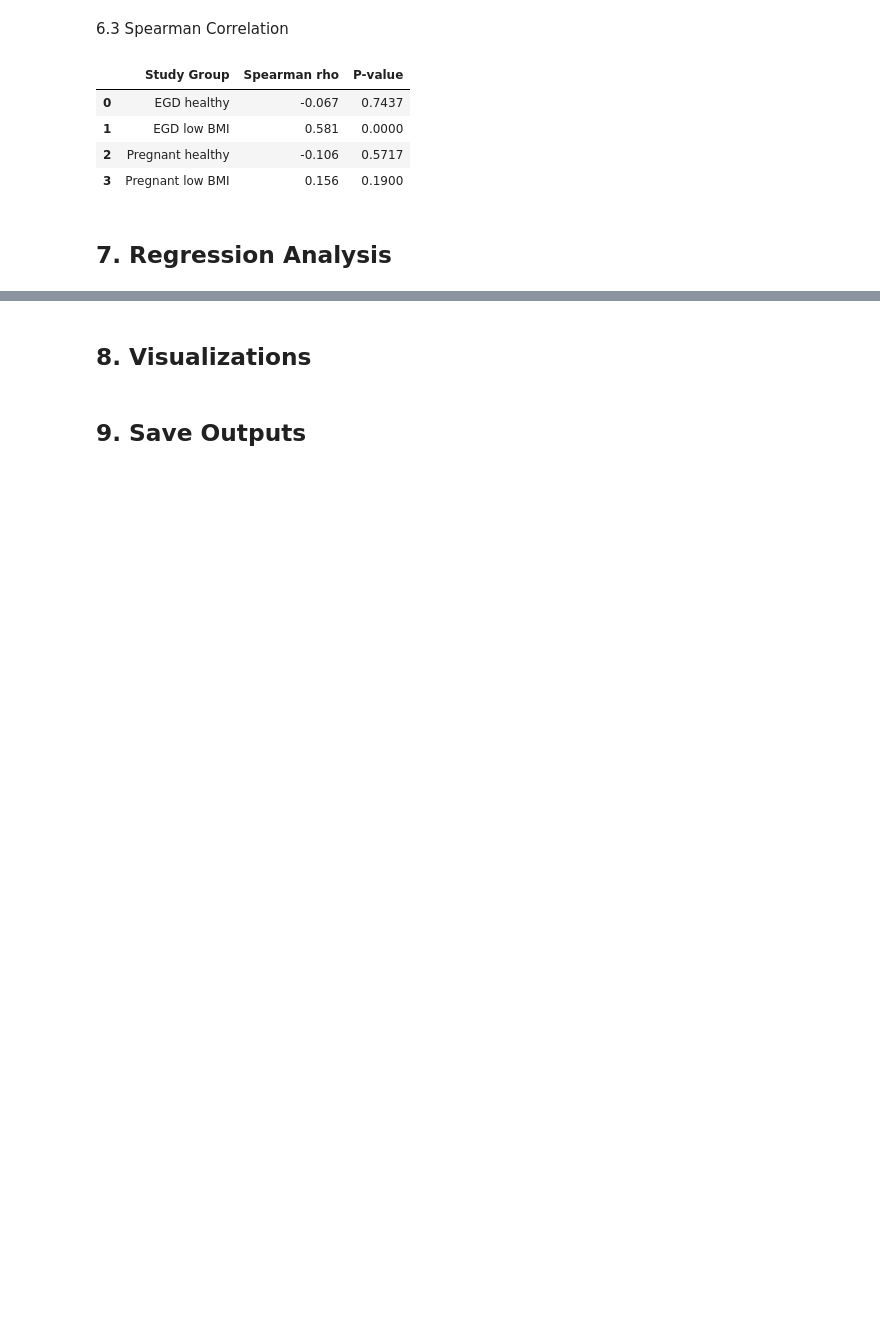
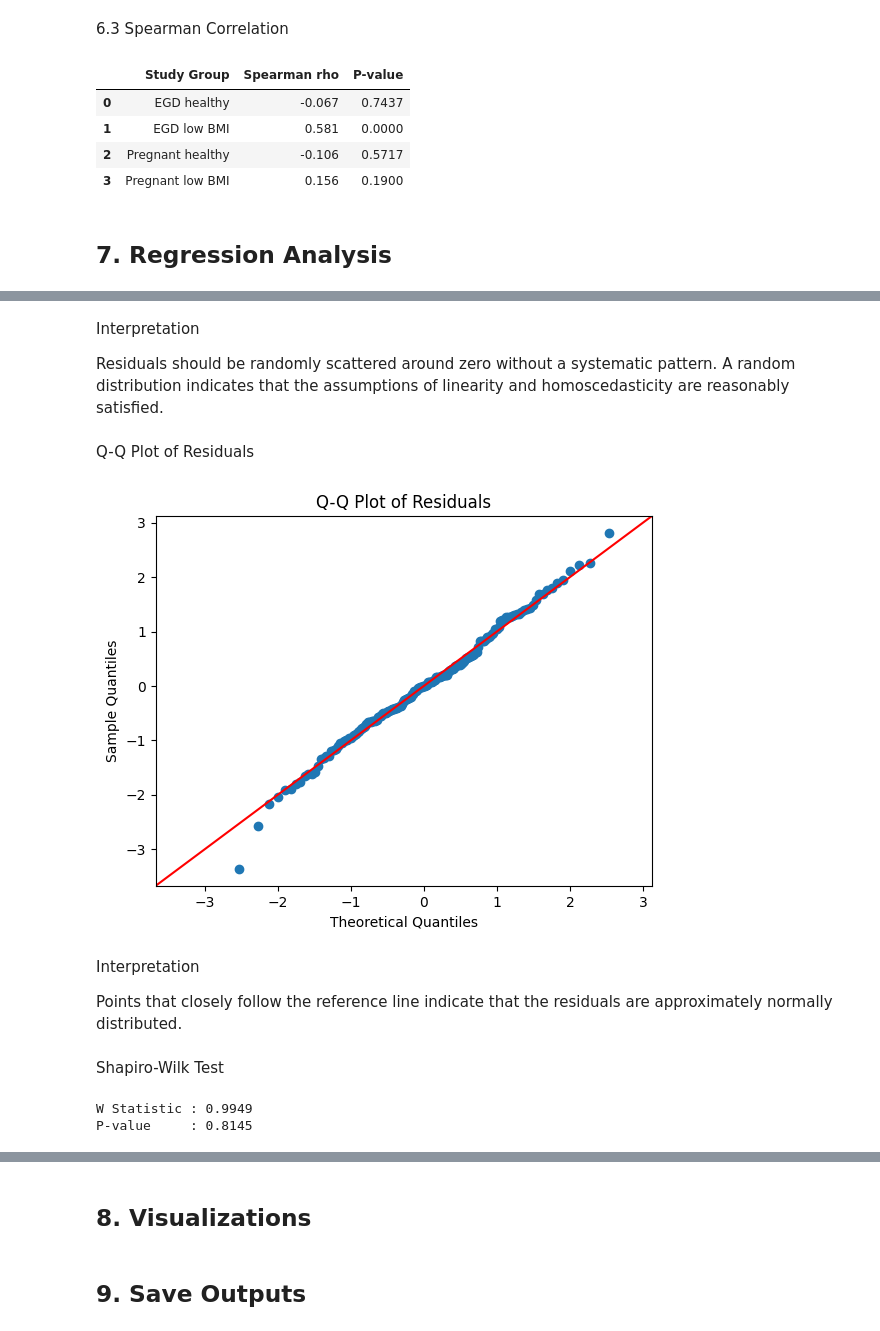
Before and after one commit to SabrinaMannan/bia-phase-angle-analysis, a Jupyter notebook: notebooks/BIA_phase_angle.ipynb, the cells around one changed output, grey strips where cells are left out. Drawn from its saved outputs; the diff is of its cells as text; code cells hidden in the pictures; blank space fills up the shorter version.

```diff
--- a/notebooks/BIA_phase_angle.ipynb
+++ b/notebooks/BIA_phase_angle.ipynb
@@ -983,0 +1058,30 @@ correlation_df.to_excel(
+# %%
+#Fit Adjusted Model
+multiple_model = smf.ols(
+    "phase_angle ~ C(bmi_cat) + C(cohort) + enrolment_age",
+    data=phase_angle
+).fit()
+
+#Model Summary
+print(multiple_model.summary())
+
+
+#Coefficient Table
+
+coefficients = (
+    multiple_model.summary2()
+    .tables[1]
+)
+
+coefficients
+
+
+#Confidence Intervals
+confidence_intervals = multiple_model.conf_int()
+
+confidence_intervals.columns = [
+    "Lower 95%",
+    "Upper 95%"
+]
+
+confidence_intervals
@@ -983,0 +1182,38 @@ correlation_df.to_excel(
+# %% [markdown]
+Interpretation
+
+Residuals should be randomly scattered around zero without a systematic pattern. A random distribution indicates that the assumptions of linearity and homoscedasticity are reasonably satisfied.
+# %% [markdown]
+Q-Q Plot of Residuals
+# %%
+import statsmodels.api as sm
+
+sm.qqplot(
+    multiple_model.resid,
+    line="45",
+    fit=True
+)
+
+plt.title("Q-Q Plot of Residuals")
+
+plt.show()
+# %% [output]
+[figure, added]
+# %% [markdown]
+Interpretation
+
+Points that closely follow the reference line indicate that the residuals are approximately normally distributed.
+# %% [markdown]
+Shapiro-Wilk Test
+# %%
+from scipy.stats import shapiro
+
+shapiro_test = shapiro(
+    multiple_model.resid
+)
+
+print(f"W Statistic : {shapiro_test.statistic:.4f}")
+print(f"P-value     : {shapiro_test.pvalue:.4f}")
+# %% [output]
+W Statistic : 0.9949
+P-value     : 0.8145
```
Also changed, not shown: parts of 22 cells of this notebook.
